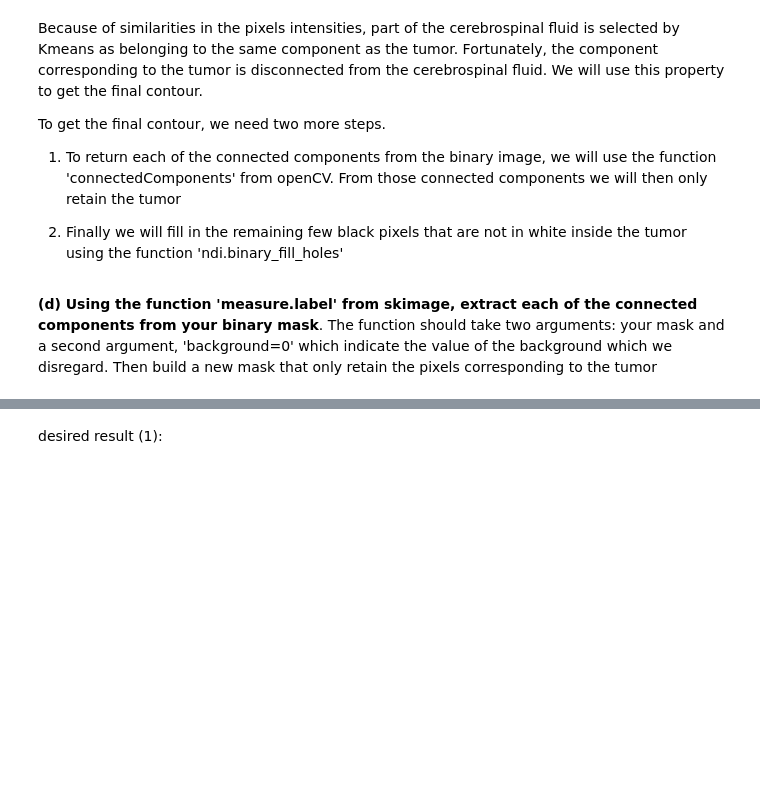
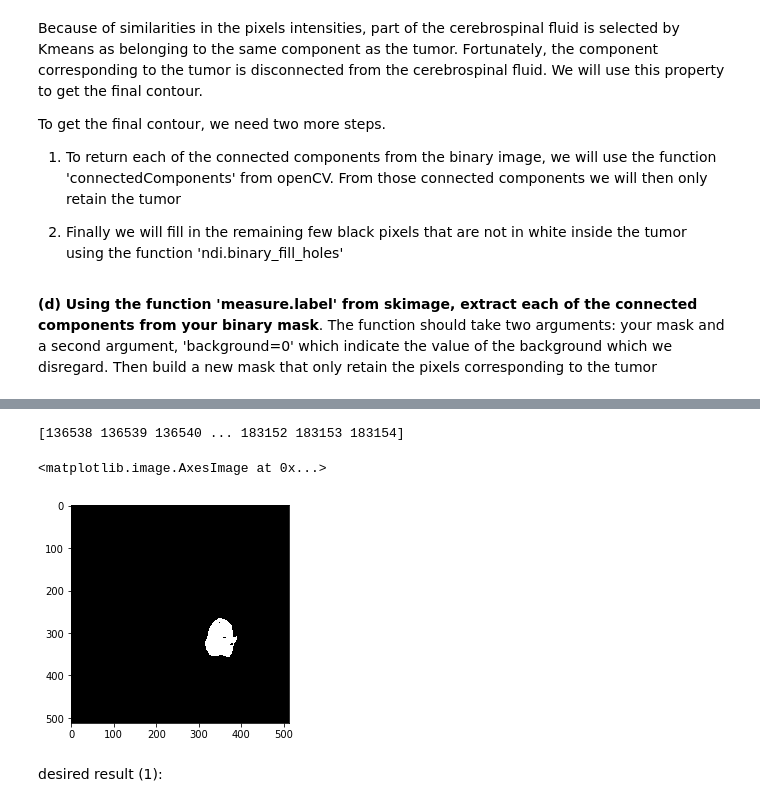
Before and after one commit to WaleedHashmi/Intro-to-Machine-Learning, a Jupyter notebook: Assignements/Assignment - 3/Assignment3 .ipynb, the cells around one changed output, grey strips where cells are left out. Drawn from its saved outputs; the diff is of its cells as text; code cells hidden in the pictures; blank space fills up the shorter version.

```diff
--- a/Assignements/Assignment - 3/Assignment3 .ipynb
+++ b/Assignements/Assignment - 3/Assignment3 .ipynb
@@ -377,3 +376,21 @@ error: OpenCV(4.1.0) /Users/travis/build/skvark/opencv-python/opencv/modules/img
+# %%
+# result 2
+mask2 = measure.label(markers, background = 0).flatten()
+
+tumor = np.where(mask2==8)[0]
+
+print (tumor)
+mask3 = np.zeros(262144)
+for t in tumor:
+    mask3[t] = 1
+
+mask3 = mask3.reshape(512,512)
+
+plt.imshow(mask3, interpolation='nearest',cmap='gray')
+# %% [output]
+[136538 136539 136540 ... 183152 183153 183154]
+<matplotlib.image.AxesImage at 0x...>
+[figure, added]
 # %% [markdown]
 desired result (1):
 # %%
```
Also changed, not shown: parts of 8 cells of this notebook, 1 other file.
